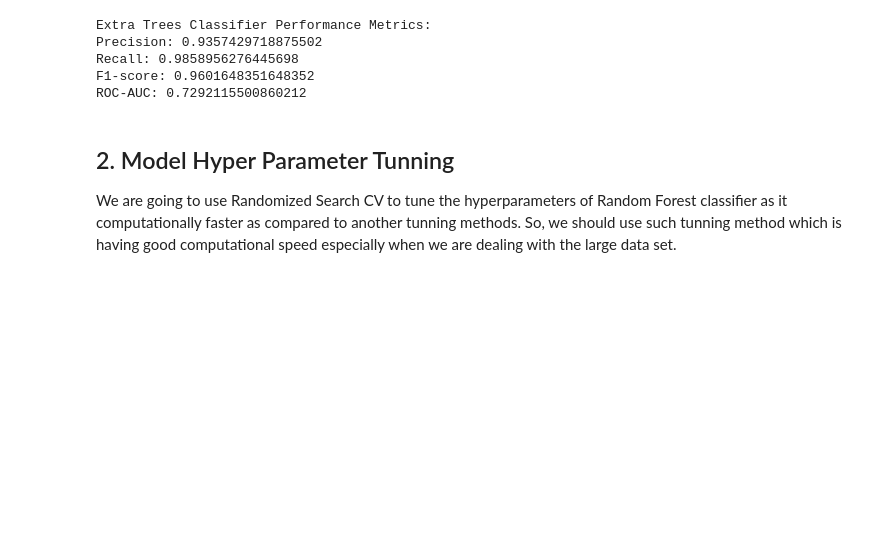
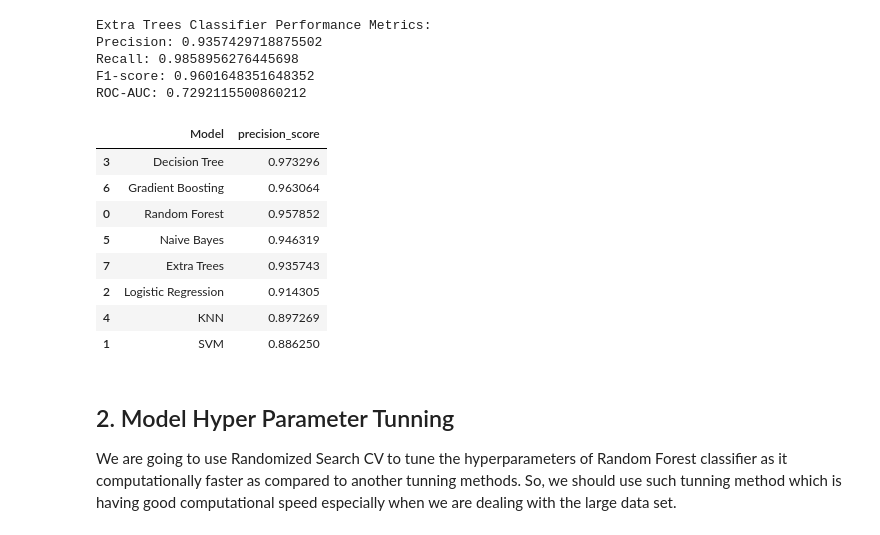
Before and after one commit to Shubham-css/AI-Powered-Water-Quality-Prediction-System, a Jupyter notebook: Water_Quality_Prediction_with_Python.ipynb, the cells around one changed output. Saved outputs shown, nothing was run; the diff lists cells and outputs as text; code cells hidden in the pictures; blank space fills up the shorter version.

```diff
--- a/Water_Quality_Prediction_with_Python.ipynb
+++ b/Water_Quality_Prediction_with_Python.ipynb
@@ -324,6 +339,33 @@ Precision: 0.9357429718875502
 Recall: 0.9858956276445698
 F1-score: 0.9601648351648352
 ROC-AUC: 0.7292115500860212
+# %%
+#  Summary of All Model Accuracies
+import pandas as pd
+
+accuracy_summary = {
+    "Random Forest": precision_score(y_test, pred_rf),
+    "SVM": precision_score(y_test, y_pred_te),
+    "Logistic Regression": precision_score(y_test, y_pred_log),
+    "Decision Tree": precision_score(y_test, y_pred_dt),
+    "KNN": precision_score(y_test, y_pred_knn),
+    "Naive Bayes": precision_score(y_test, y_pred_nb),
+    "Gradient Boosting": precision_score(y_test, y_pred_gb),
+    "Extra Trees": precision_score(y_test, y_pred_et)
+}
+
+summary_df = pd.DataFrame(accuracy_summary.items(), columns=["Model", "precision_score"])
+display(summary_df.sort_values(by="precision_score", ascending=False))
+# %% [output]
+|  | Model | precision_score |
+| 3 | Decision Tree | 0.973296 |
+| 6 | Gradient Boosting | 0.963064 |
+| 0 | Random Forest | 0.957852 |
+| 5 | Naive Bayes | 0.946319 |
+| 7 | Extra Trees | 0.935743 |
+| 2 | Logistic Regression | 0.914305 |
+| 4 | KNN | 0.897269 |
+| 1 | SVM | 0.886250 |
 # %% [markdown]
 ## 2. Model Hyper Parameter Tunning
 
```
Also changed, not shown: parts of 6 cells of this notebook, 1 other file.
